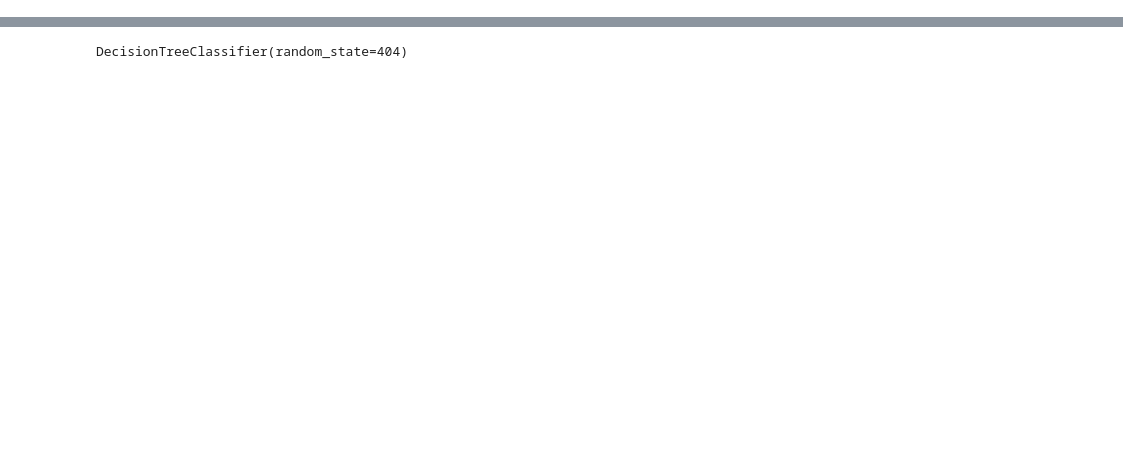
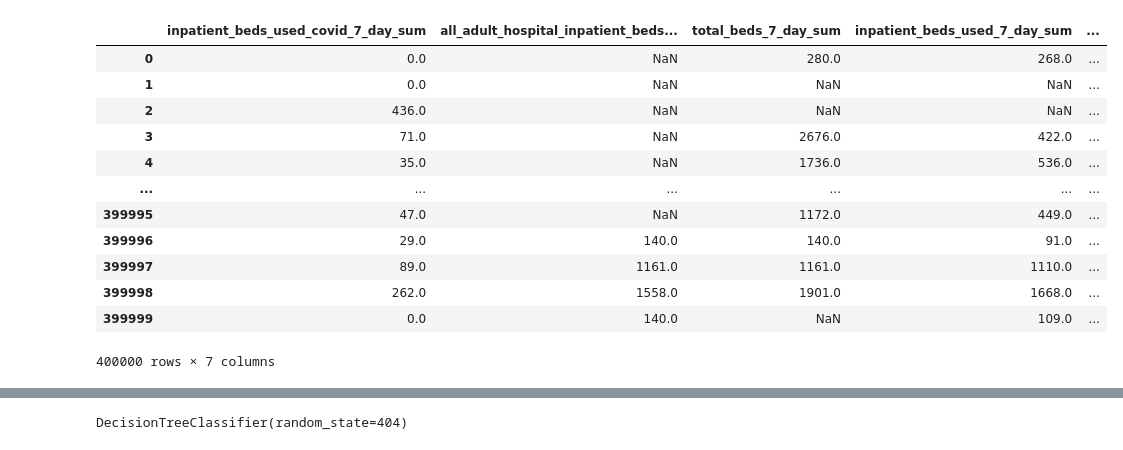
Before and after one commit to Vespacian/Analysis-of-COVID-19, a Jupyter notebook: bootstrap.ipynb, the cells around one changed output, grey strips where cells are left out. Saved outputs shown, nothing was run; the diff lists cells and outputs as text; code cells hidden in the pictures; blank space fills up the shorter version.

```diff
--- a/bootstrap.ipynb
+++ b/bootstrap.ipynb
@@ -44,10 +55,10 @@ def ifZero(x):
         return 0
     return x
 # %%
-sliced = data[['inpatient_beds_used_covid_7_day_sum',
-               'inpatient_beds_used_7_day_sum',
-               'all_adult_hospital_inpatient_bed_occupied_7_day_sum',
-               'inpatient_beds_7_day_sum',
-               'previous_day_admission_adult_covid_confirmed_7_day_sum',
-               ]]
-sliced
+features = ['inpatient_beds_used_covid_7_day_sum',
+            'all_adult_hospital_inpatient_beds_7_day_sum',
+            'total_beds_7_day_sum',
+            'inpatient_beds_used_7_day_sum',
+            'inpatient_beds_7_day_sum',
+            'previous_day_admission_adult_covid_confirmed_7_day_sum',
+            'previous_day_admission_adult_covid_suspected_7_day_sum']
@@ -68,3 +65,20 @@ sliced
+# %%
+sliced = data[features]
+sliced
+# %% [output]
+|  | inpatient_beds_used_covid_7_day_sum | all_adult_hospital_inpatient_beds... | total_beds_7_day_sum | inpatient_beds_used_7_day_sum | ... |
+| 0 | 0.0 | NaN | 280.0 | 268.0 | ... |
+| 1 | 0.0 | NaN | NaN | NaN | ... |
+| 2 | 436.0 | NaN | NaN | NaN | ... |
+| 3 | 71.0 | NaN | 2676.0 | 422.0 | ... |
+| 4 | 35.0 | NaN | 1736.0 | 536.0 | ... |
+| ... | ... | ... | ... | ... | ... |
+| 399995 | 47.0 | NaN | 1172.0 | 449.0 | ... |
+| 399996 | 29.0 | 140.0 | 140.0 | 91.0 | ... |
+| 399997 | 89.0 | 1161.0 | 1161.0 | 1110.0 | ... |
+| 399998 | 262.0 | 1558.0 | 1901.0 | 1668.0 | ... |
+| 399999 | 0.0 | 140.0 | NaN | 109.0 | ... |
+400000 rows × 7 columns
 # %%
 psliced = sliced.dropna()
 psliced= psliced.applymap(lambda x: ifZero(x))
```
Also changed, not shown: parts of 8 cells of this notebook, 1 other file.
